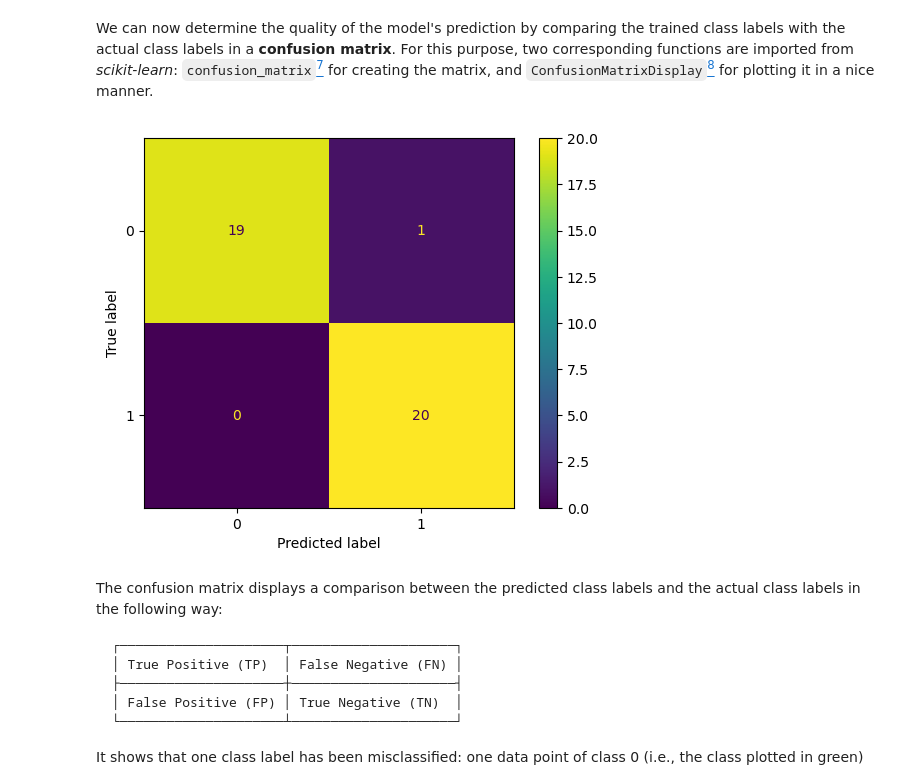
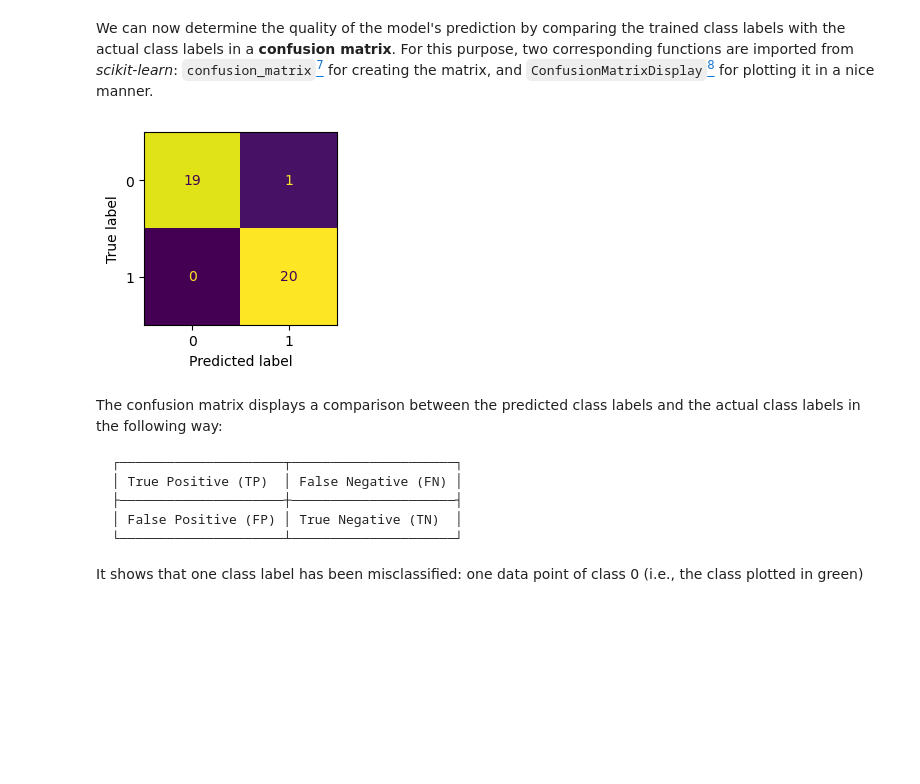
Before and after one commit to thomasjenny/neural_networks_basics, a Jupyter notebook: Neural_Networks.ipynb, the cells around one changed output. Saved outputs shown, nothing was run; the diff lists cells and outputs as text; code cells hidden in the pictures; blank space fills up the shorter version.

```diff
--- a/Neural_Networks.ipynb
+++ b/Neural_Networks.ipynb
@@ -116,9 +112,9 @@ def train_perceptron(X, y, weights, bias, epochs, learning_rate):
     """Implementation of the perceptron training algorithm.
 
     Args:
-    X             -- Input data (NumPy array)
-    y             -- Classes of the input data (NumPy array)
-    weights       -- Weight vector (NumPy array)
+    X             -- Input data (numpy array)
+    y             -- Classes of the input data (numpy array)
+    weights       -- Weight vector (numpy array)
     bias          -- Initial bias (float or integer)
     epochs        -- Number of epochs (hyperparameter - float or integer)
     learning_rate -- Learning rate (hyperparameter - float or integer)
@@ -132,21 +128,19 @@ def train_perceptron(X, y, weights, bias, epochs, learning_rate):
             y_pred = np.heaviside(z, 0)
 
             # Update the weights and bias
-            weights = weights + learning_rate * (y[i] - y_pred[i]) * X[i]
-            bias = bias + learning_rate * (y[i] - y_pred[i])
+            weights += learning_rate * (y[i] - y_pred[i]) * X[i]
+            bias += learning_rate * (y[i] - y_pred[i])
 
         # Print current progress
         if epoch % 10 == 0:
             print(f"Epoch {epoch} complete.")
         elif epoch == epochs - 1:
             print("Training complete.")
-        else:
-            pass
 
     return weights, bias
 
 def predict_perceptron(X, weights, bias):
-    """Predict the class of input data
+    """Predict the class of input data with a perceptron.
 
     Args:
     X       -- Input data (NumPy array)
@@ -202,12 +196,13 @@ We can now determine the quality of the model's prediction by comparing the trai
 # %%
 from sklearn.metrics import confusion_matrix, ConfusionMatrixDisplay
 
 conf = confusion_matrix(pred, y_test)
 disp = ConfusionMatrixDisplay(conf)
-disp.plot()
+fig, ax = plt.subplots(figsize = (2.5, 2.5))
+disp.plot(ax = ax, colorbar = False)
 plt.show()
 # %% [output]
-[figure, old version]
+[figure, new version]
 # %% [markdown]
 The confusion matrix displays a comparison between the predicted class labels and the actual class labels in the following way:
 
```
Also changed, not shown: parts of 35 cells of this notebook.
